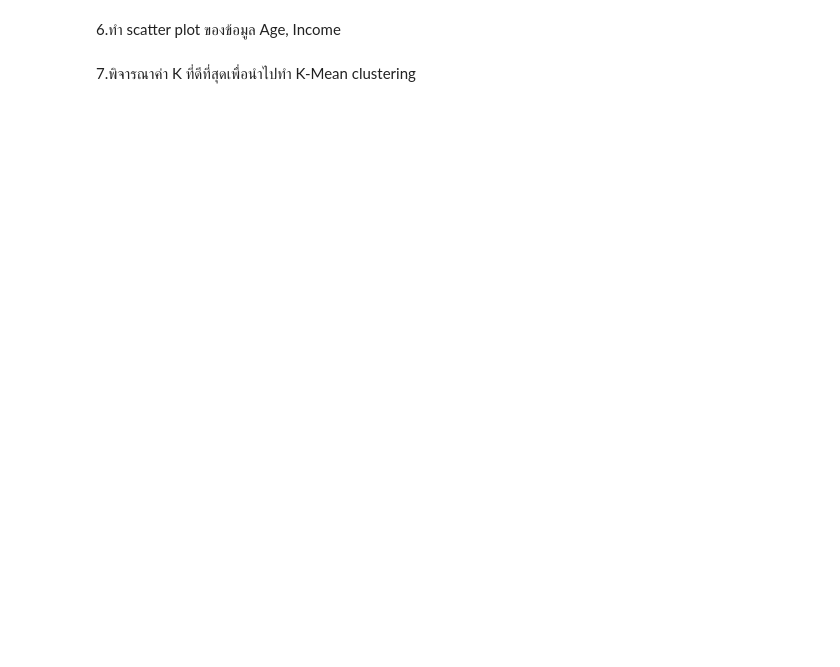
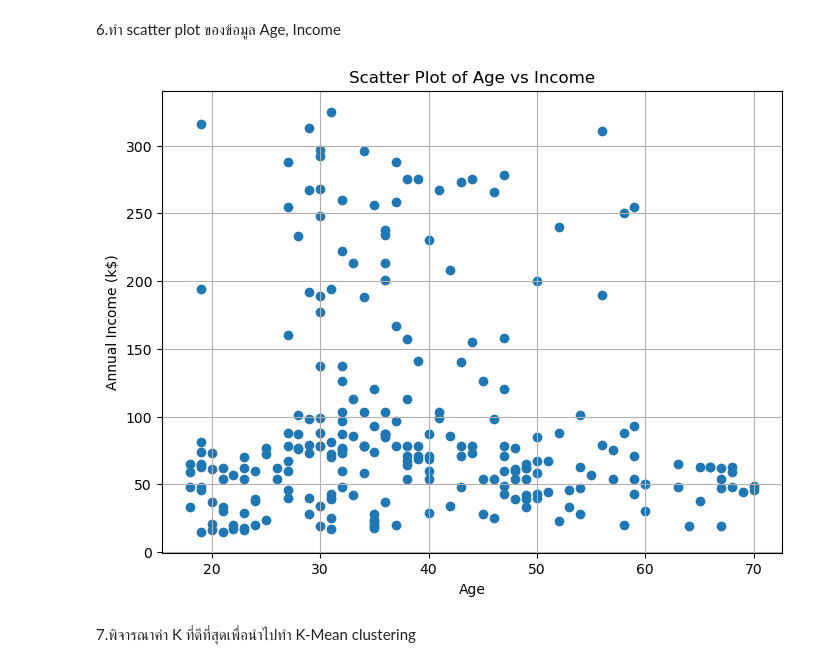
Before and after one commit to Pingasorn/Data_science, a Jupyter notebook: Quiz-K-Means-2023.ipynb, the cells around one changed output. Drawn from its saved outputs; the diff is of its cells as text; code cells hidden in the pictures; blank space fills up the shorter version.

```diff
--- a/Quiz-K-Means-2023.ipynb
+++ b/Quiz-K-Means-2023.ipynb
@@ -68,5 +75,15 @@ df.describe ()
 # %% [markdown]
 6.ทำ scatter plot ของข้อมูล Age, Income
+# %%
+plt.figure(figsize=(8, 6))
+plt.scatter(df['Age'], df['Annual Income (k$)'])
+plt.title('Scatter Plot of Age vs Income')
+plt.xlabel('Age')
+plt.ylabel('Annual Income (k$)')
+plt.grid(True)
+plt.show()
+# %% [output]
+[figure, added]
 # %% [markdown]
 7.พิจารณาค่า K ที่ดีที่สุดเพื่อนำไปทำ K-Mean clustering
 # %%
```
Also changed, not shown: parts of 10 cells of this notebook.
